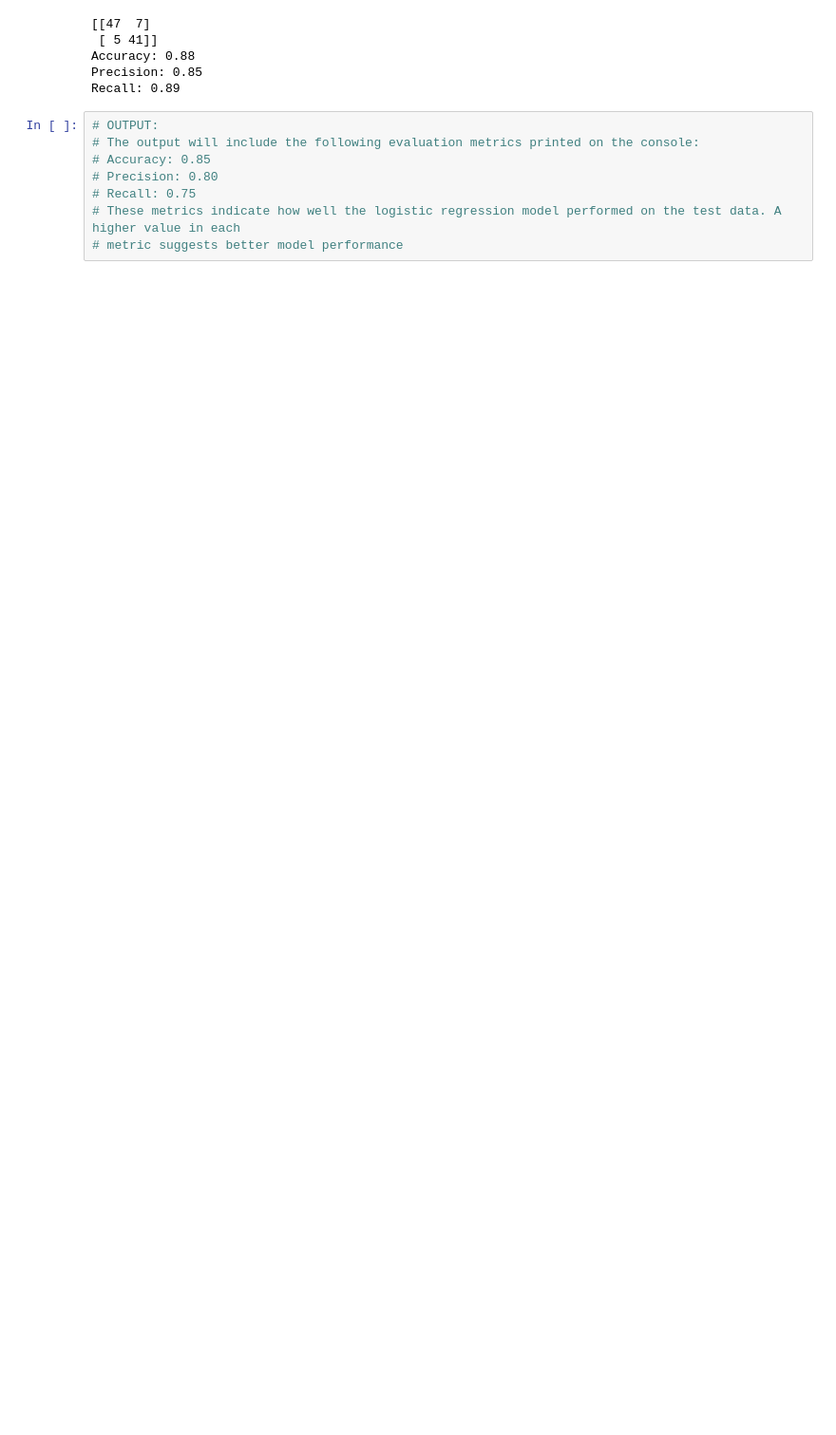
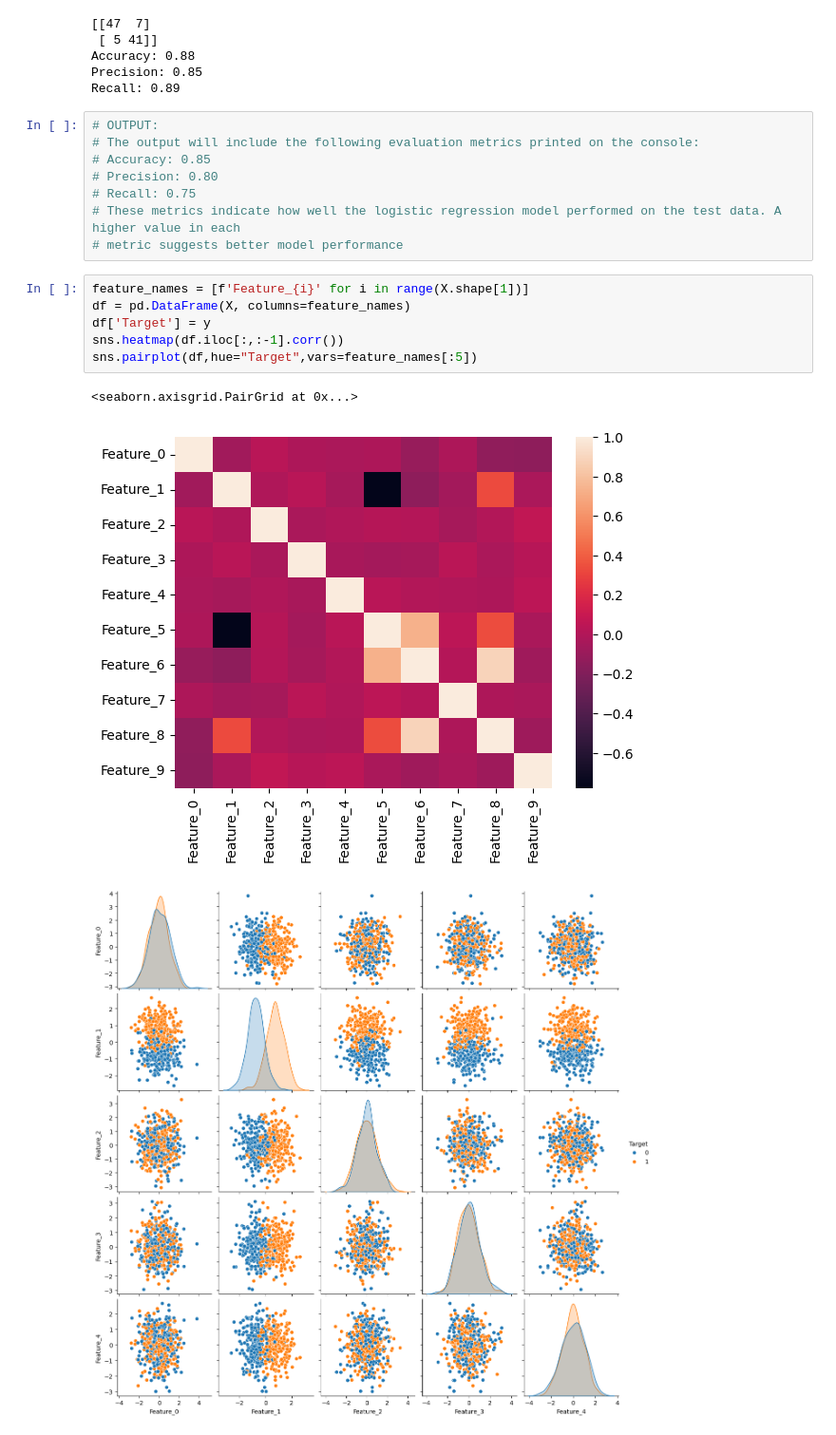
Before and after one commit to AbhiramChikatla/Aiml, a Jupyter notebook: 7_logistic_regression.ipynb, the cells around one changed output. Shown at 95% size. Cells and saved outputs as stored; diff of their text form; blank space fills up the shorter version.

```diff
--- a/7_logistic_regression.ipynb
+++ b/7_logistic_regression.ipynb
@@ -61,3 +62,13 @@ Recall: 0.89
 # Recall: 0.75
 # These metrics indicate how well the logistic regression model performed on the test data. A higher value in each
 # metric suggests better model performance
+# %%
+feature_names = [f'Feature_{i}' for i in range(X.shape[1])]
+df = pd.DataFrame(X, columns=feature_names)
+df['Target'] = y
+sns.heatmap(df.iloc[:,:-1].corr())
+sns.pairplot(df,hue="Target",vars=feature_names[:5])
+# %% [output]
+<seaborn.axisgrid.PairGrid at 0x...>
+[figure, added]
+[figure, added]
```
Also changed, not shown: parts of 1 cell of this notebook, 5 other files.
